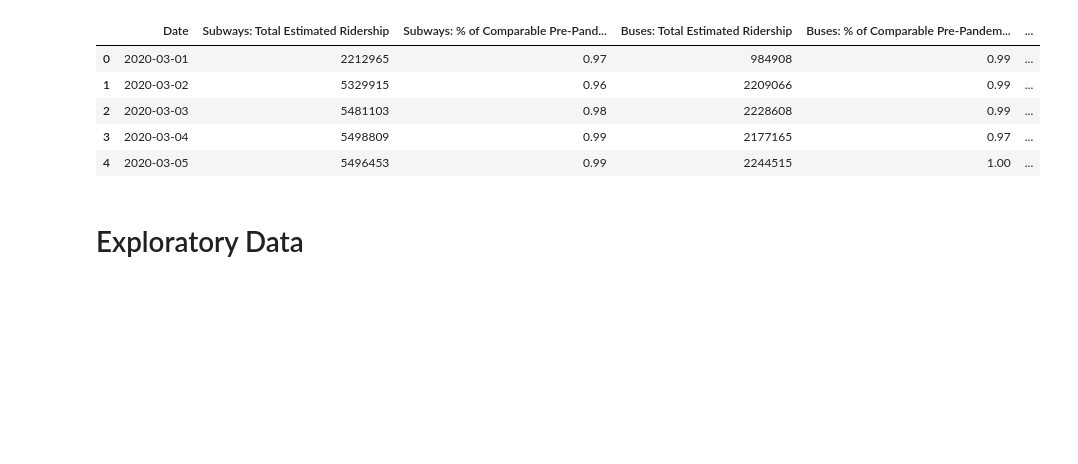
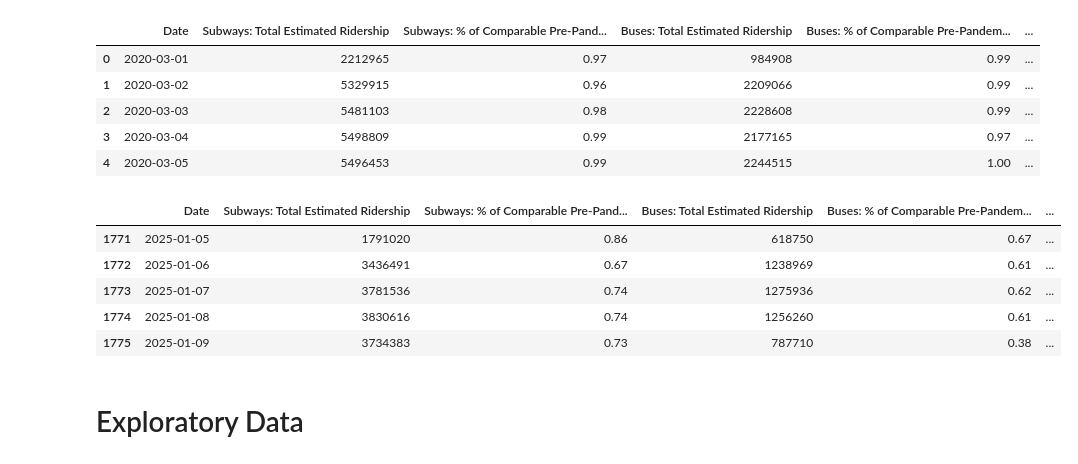
Before and after one commit to alishanstyles/MTA-Daily-Ridership, a Jupyter notebook: Untitled.ipynb, the cells around one changed output. Cells and saved outputs as stored; diff of their text form; code cells hidden in the pictures; blank space fills up the shorter version.

```diff
--- a/Untitled.ipynb
+++ b/Untitled.ipynb
@@ -148,6 +148,15 @@ df.head()
 | 2 | 2020-03-03 | 5481103 | 0.98 | 2228608 | 0.99 | ... |
 | 3 | 2020-03-04 | 5498809 | 0.99 | 2177165 | 0.97 | ... |
 | 4 | 2020-03-05 | 5496453 | 0.99 | 2244515 | 1.00 | ... |
+# %%
+df.tail()
+# %% [output]
+|  | Date | Subways: Total Estimated Ridership | Subways: % of Comparable Pre-Pand... | Buses: Total Estimated Ridership | Buses: % of Comparable Pre-Pandem... | ... |
+| 1771 | 2025-01-05 | 1791020 | 0.86 | 618750 | 0.67 | ... |
+| 1772 | 2025-01-06 | 3436491 | 0.67 | 1238969 | 0.61 | ... |
+| 1773 | 2025-01-07 | 3781536 | 0.74 | 1275936 | 0.62 | ... |
+| 1774 | 2025-01-08 | 3830616 | 0.74 | 1256260 | 0.61 | ... |
+| 1775 | 2025-01-09 | 3734383 | 0.73 | 787710 | 0.38 | ... |
 # %% [markdown]
 # Exploratory Data
 # %%
```
Also changed, not shown: parts of 15 cells of this notebook.
